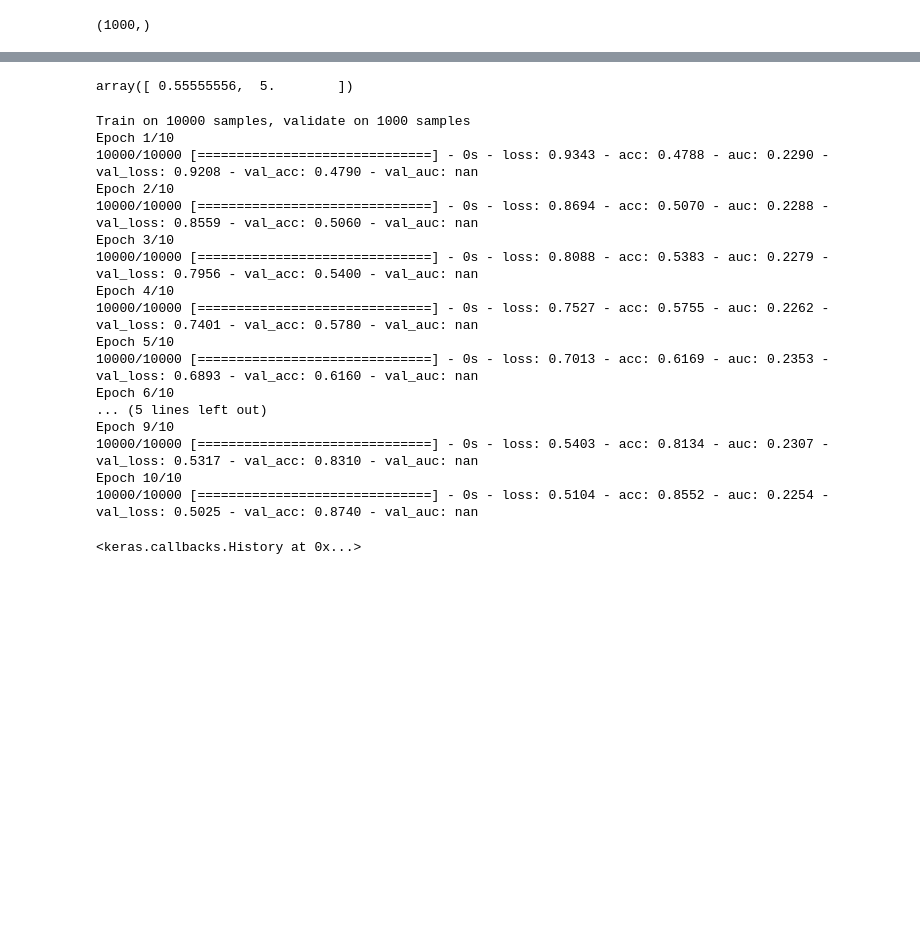
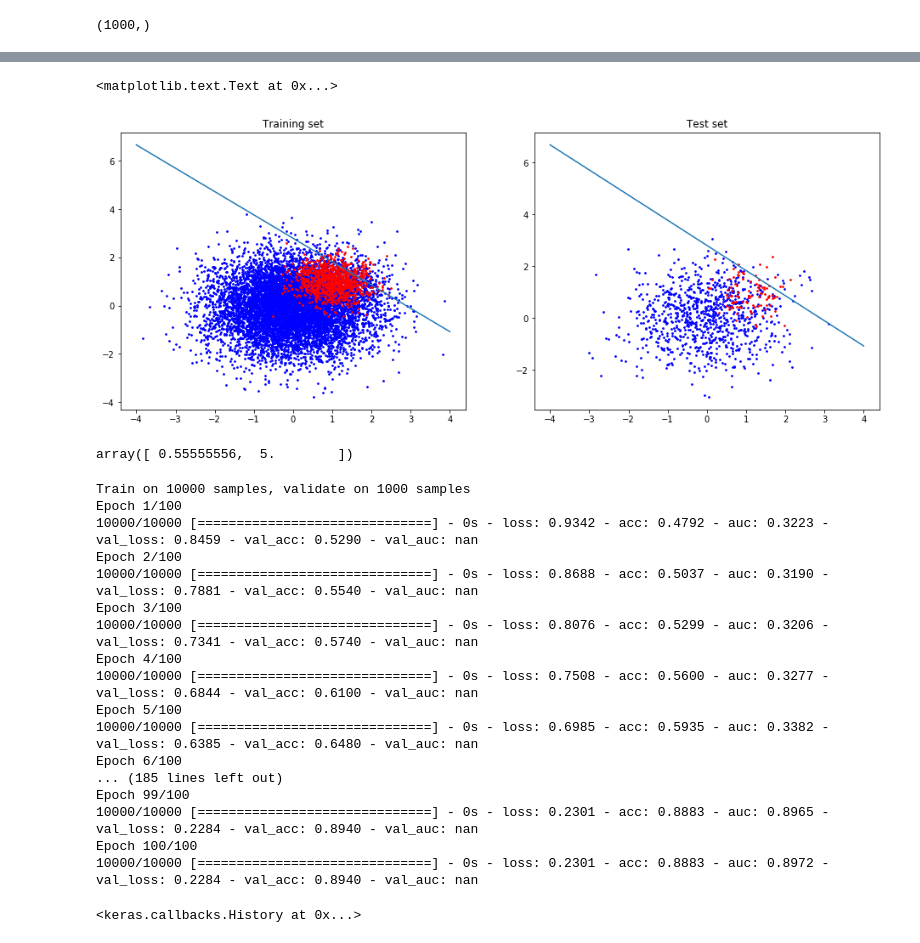
Before and after one commit to tambetm/pgexperiments, a Jupyter notebook: AUC.ipynb, the cells around one changed output, grey strips where cells are left out. Cells and saved outputs as stored; diff of their text form; code cells hidden in the pictures; blank space fills up the shorter version.

```diff
--- a/AUC.ipynb
+++ b/AUC.ipynb
@@ -46,6 +61,6 @@ model.add(Dense(1, input_shape=(num_features,), activation='sigmoid'))
 
 model.compile(loss='binary_crossentropy', optimizer='adam', metrics=['accuracy', auc])
 # %%
-model.fit(x_train, y_train, batch_size=100, epochs=10, validation_data=(x_test, y_test))
+model.fit(x_train, y_train, batch_size=100, epochs=100, validation_data=(x_test, y_test))
 # %% [output]
 Train on 10000 samples, validate on 1000 samples
@@ -83,3 +98,25 @@ roc_auc_score(y_test, y_pred)
+# %%
+def f(x, w):
+    (a, b), c = w
+    return -(c + a*x)/b
+
+x1 = [-4, 4]
+y1 = f(x1, model.get_weights())
+
+plt.figure(figsize=(16,6))
+plt.subplot(1, 2, 1)
+plt.scatter(x_train[:9000, 0], x_train[:9000, 1], s=3, c='b')
+plt.scatter(x_train[9000:, 0], x_train[9000:, 1], s=3, c='r')
+plt.plot(x1, y1)
+plt.title("Training set")
+plt.subplot(1, 2, 2)
+plt.scatter(x_test[:900, 0], x_test[:900, 1], s=3, c='b')
+plt.scatter(x_test[900:, 0], x_test[900:, 1], s=3, c='r')
+plt.plot(x1, y1)
+plt.title("Test set")
+# %% [output]
+<matplotlib.text.Text at 0x...>
+[figure, added]
 # %%
 model = Sequential()
 #model.add(Dense(100, input_shape=(num_features,), activation='relu'))
@@ -96,25 +133,25 @@ class_weight
 # %% [output]
 array([ 0.55555556,  5.        ])
 # %%
-model.fit(x_train, y_train, batch_size=100, epochs=10, validation_data=(x_test, y_test), class_weight=class_weight)
+model.fit(x_train, y_train, batch_size=100, epochs=100, validation_data=(x_test, y_test), class_weight=class_weight)
 # %% [output]
 Train on 10000 samples, validate on 1000 samples
-Epoch 1/10
-10000/10000 [==============================] - 0s - loss: 0.9343 - acc: 0.4788 - auc: 0.2290 - val_loss: 0.9208 - val_acc: 0.4790 - val_auc: nan
-Epoch 2/10
-10000/10000 [==============================] - 0s - loss: 0.8694 - acc: 0.5070 - auc: 0.2288 - val_loss: 0.8559 - val_acc: 0.5060 - val_auc: nan
-Epoch 3/10
-10000/10000 [==============================] - 0s - loss: 0.8088 - acc: 0.5383 - auc: 0.2279 - val_loss: 0.7956 - val_acc: 0.5400 - val_auc: nan
-Epoch 4/10
-10000/10000 [==============================] - 0s - loss: 0.7527 - acc: 0.5755 - auc: 0.2262 - val_loss: 0.7401 - val_acc: 0.5780 - val_auc: nan
-Epoch 5/10
-10000/10000 [==============================] - 0s - loss: 0.7013 - acc: 0.6169 - auc: 0.2353 - val_loss: 0.6893 - val_acc: 0.6160 - val_auc: nan
-Epoch 6/10
-... (5 lines left out)
-Epoch 9/10
-10000/10000 [==============================] - 0s - loss: 0.5403 - acc: 0.8134 - auc: 0.2307 - val_loss: 0.5317 - val_acc: 0.8310 - val_auc: nan
-Epoch 10/10
-10000/10000 [==============================] - 0s - loss: 0.5104 - acc: 0.8552 - auc: 0.2254 - val_loss: 0.5025 - val_acc: 0.8740 - val_auc: nan
+Epoch 1/100
+10000/10000 [==============================] - 0s - loss: 0.9342 - acc: 0.4792 - auc: 0.3223 - val_loss: 0.8459 - val_acc: 0.5290 - val_auc: nan
+Epoch 2/100
+10000/10000 [==============================] - 0s - loss: 0.8688 - acc: 0.5037 - auc: 0.3190 - val_loss: 0.7881 - val_acc: 0.5540 - val_auc: nan
+Epoch 3/100
+10000/10000 [==============================] - 0s - loss: 0.8076 - acc: 0.5299 - auc: 0.3206 - val_loss: 0.7341 - val_acc: 0.5740 - val_auc: nan
+Epoch 4/100
+10000/10000 [==============================] - 0s - loss: 0.7508 - acc: 0.5600 - auc: 0.3277 - val_loss: 0.6844 - val_acc: 0.6100 - val_auc: nan
+Epoch 5/100
+10000/10000 [==============================] - 0s - loss: 0.6985 - acc: 0.5935 - auc: 0.3382 - val_loss: 0.6385 - val_acc: 0.6480 - val_auc: nan
+Epoch 6/100
+... (185 lines left out)
+Epoch 99/100
+10000/10000 [==============================] - 0s - loss: 0.2301 - acc: 0.8883 - auc: 0.8965 - val_loss: 0.2284 - val_acc: 0.8940 - val_auc: nan
+Epoch 100/100
+10000/10000 [==============================] - 0s - loss: 0.2301 - acc: 0.8883 - auc: 0.8972 - val_loss: 0.2284 - val_acc: 0.8940 - val_auc: nan
 <keras.callbacks.History at 0x...>
 # %%
 y_pred = model.predict(x_test)
```
Also changed, not shown: parts of 19 cells of this notebook, 3 other files.
